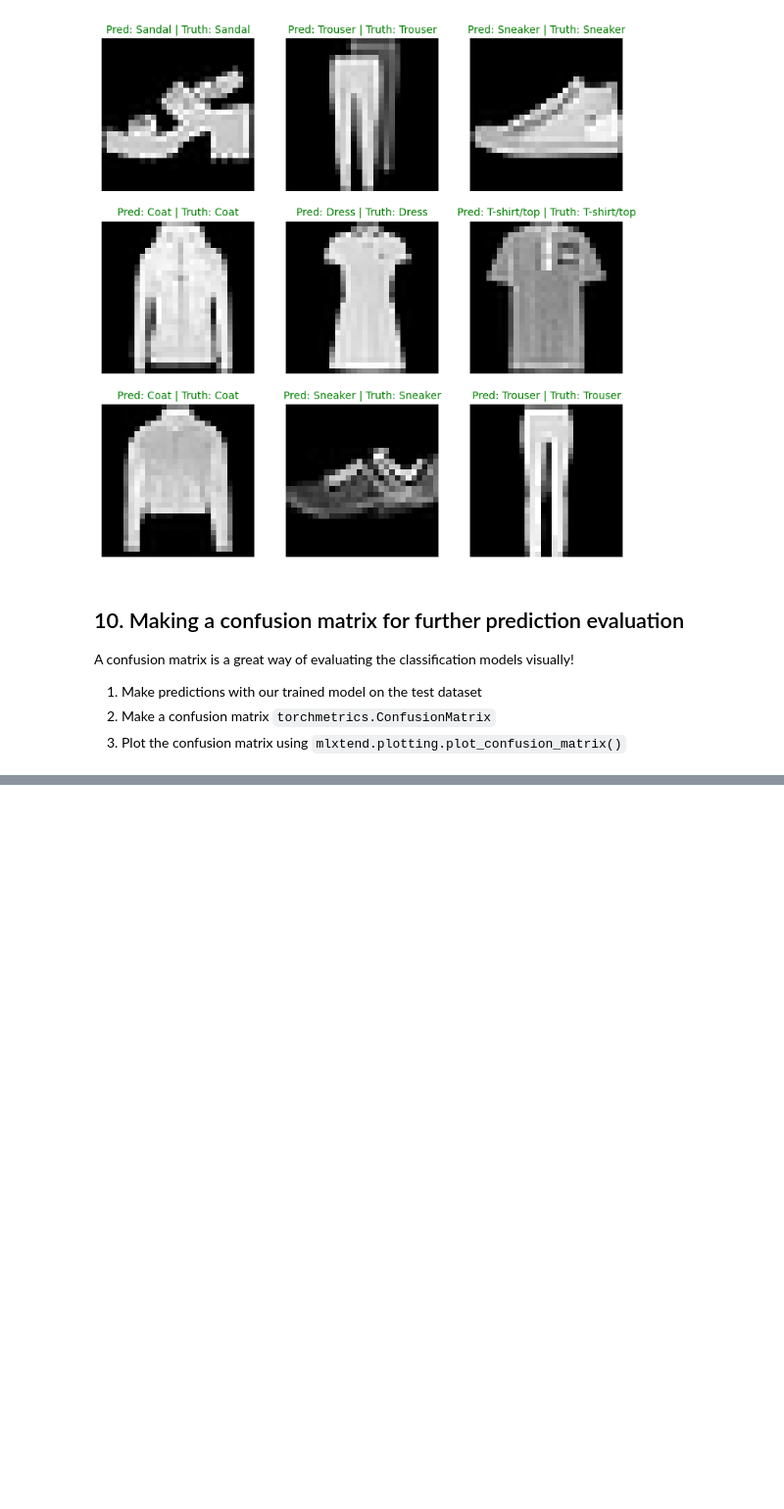
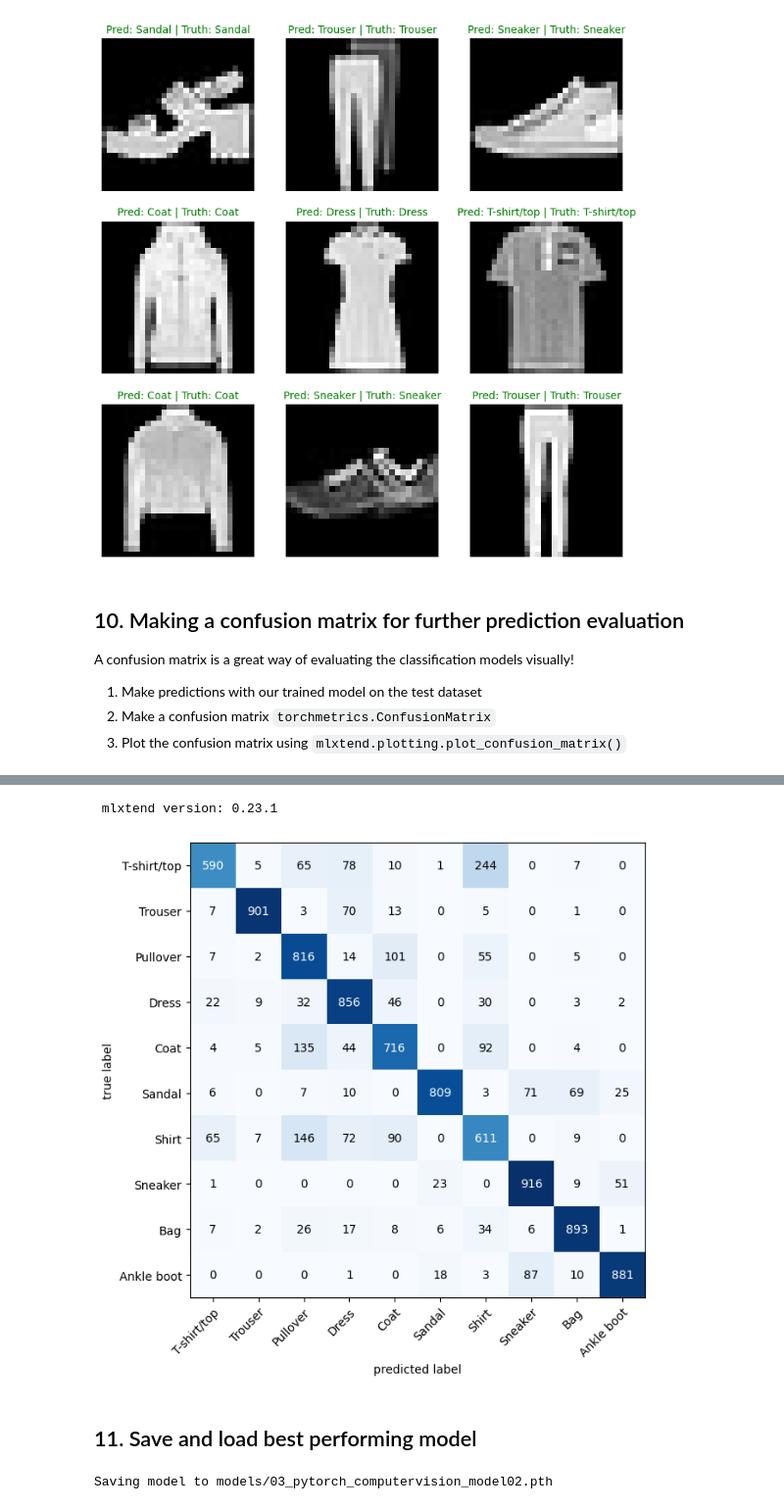
Before and after one commit to KavourEI/PyTorch_Exploration, a Jupyter notebook: 03_pytorch_computer_vision.ipynb, the cells around one changed output, grey strips where cells are left out. Shown at 98% size. Cells and saved outputs as stored; diff of their text form; code cells hidden in the pictures; blank space fills up the shorter version.

Commit message:
Saving and Loading best model

```diff
--- a/03_pytorch_computer_vision.ipynb
+++ b/03_pytorch_computer_vision.ipynb
@@ -1123,4 +1139,12 @@ with torch.inference_mode():
     # Do the forward pass
     y_logit = model_2(X)
     # Turn logits into prediction probabilities
+    y_pred = torch.softmax(y_logit.squeeze(),dim = 0).argmax(dim=1)
+    # Put predictions on cpu for evaluations
+    y_preds.append(y_pred.cpu())
+
+# Concatenate list of predictions
+#print(y_preds)
+y_preds_tensor = torch.cat(y_preds)
+y_preds_tensor[:10]
 # %% [output]
@@ -1129,0 +1152,32 @@ import mlxtend
+# %%
+# See if required packages are installed and if not, install them
+try:
+  import torchmetrics, mlxtend
+  print("mlxtend version : {mlxtend.__version__}")
+  assert int(mlxtend.__version__.split(".")[1]) >= 19, "mlxtend version should be 0.19.0 or higher"
+except:
+  !pip install -q torchmetrics -U mlxtend
+  import torchmetrics, mlxtend
+  print(f" mlxtend version: {mlxtend.__version__}")
+# %% [output]
+ mlxtend version: 0.23.1
+# %%
+from torchmetrics import ConfusionMatrix
+from mlxtend.plotting import plot_confusion_matrix
+
+# 2. Setup confusion matrix instance and compare predictions to targets
+confmat = ConfusionMatrix(task = 'multiclass',
+                          num_classes = len(class_names))
+confmat_tensor = confmat(preds = y_preds_tensor,
+                         target = test_data.targets)
+
+# 3. Plot the confusion matrix
+fig, ax = plot_confusion_matrix(
+    conf_mat = confmat_tensor.numpy(),
+    class_names = class_names,
+    figsize = (10,7)
+)
+# %% [output]
+[figure, added]
+# %% [markdown]
+## 11. Save and load best performing model
@@ -1129,0 +1195,7 @@ import mlxtend
+# %%
+# Save the model's state_dict
+print(f"Saving model to {MODEL_SAVE_PATH}")
+torch.save(obj = model_2.state_dict(),
+           f = MODEL_SAVE_PATH)
+# %% [output]
+Saving model to models/03_pytorch_computervision_model02.pth
```
Also changed, not shown: parts of 18 cells of this notebook.
